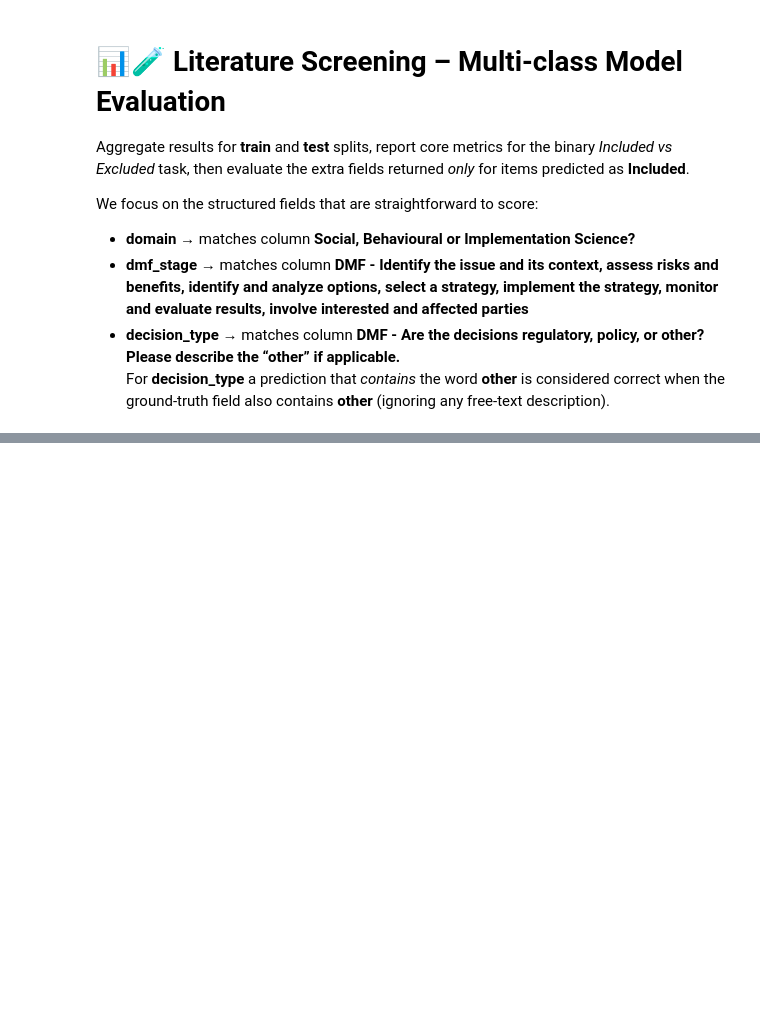
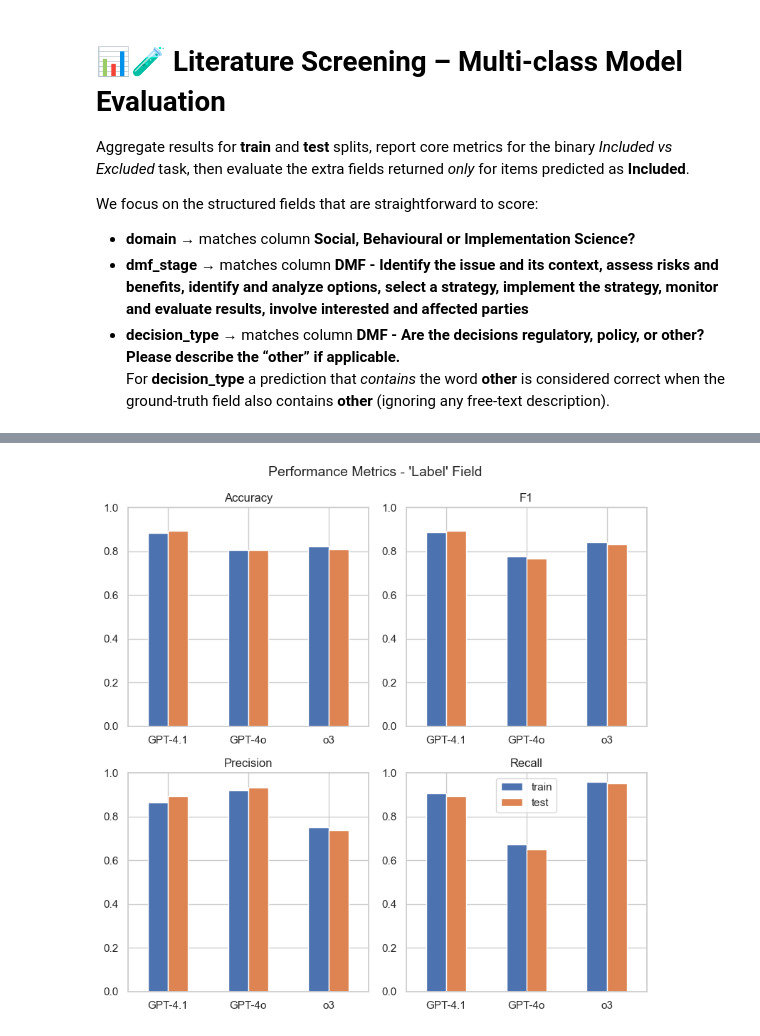
Before and after one commit to hc-sc-ocdo-bdpd/padAIwan, a Jupyter notebook: all_class_files/evaluate_models.ipynb, the cells around one changed output, grey strips where cells are left out. Drawn from its saved outputs; the diff is of its cells as text; code cells hidden in the pictures; blank space fills up the shorter version.

Commit message:
changed title for one figure

```diff
--- a/all_class_files/evaluate_models.ipynb
+++ b/all_class_files/evaluate_models.ipynb
@@ -358,34 +402,36 @@ for split in ("train", "test"):
 # ╔═════════════════════════════════════════════════════════════════════════════╗
 # ║ Cell 5.5 – Create figure for report - Performance measures - 'Label' field  ║
 # ╚═════════════════════════════════════════════════════════════════════════════╝
 
 if not isinstance(metrics_cls_df.index, pd.RangeIndex):
     metrics_cls_df = metrics_cls_df.reset_index()
 fig, axes = plt.subplots(2, 2, figsize=(8, 8))
 axes = axes.flatten()
 i = 0
 for col in ["accuracy", "f1", "precision", "recall"]:
     metrics_cls_pivot = (
         metrics_cls_df
         .pivot(index="model", columns="split", values=col)
         .reindex(["gpt-4.1", "gpt-4o", "o3"])
         .reindex(columns=["train", "test"])
     )
     axis = axes[i]
     metrics_cls_pivot.plot(kind="bar", ax=axis, rot=0)
     axis.set_title(f"{col.capitalize()}")
     axis.set_xlabel("")
     axis.set_xticklabels(['GPT-4.1', 'GPT-4o', 'o3'])
     axis.set_ylim(0, 1)
     if col == "recall":
         axis.legend(title="")
     else:
         axis.get_legend().set_visible(False)
     i += 1
 
-fig.suptitle("Performance Measures - 'Label' Field", fontsize=14)
+fig.suptitle("Performance Metrics - 'Label' Field", fontsize=14)
 plt.tight_layout()
 plt.show()
+# %% [output]
+[figure, added]
 # %%
 # ╔════════════════════════════════════════════════╗
 # ║ Cell 6 – Extra-field scoring 🏷️               ║
```
Also changed, not shown: parts of 15 cells of this notebook.
